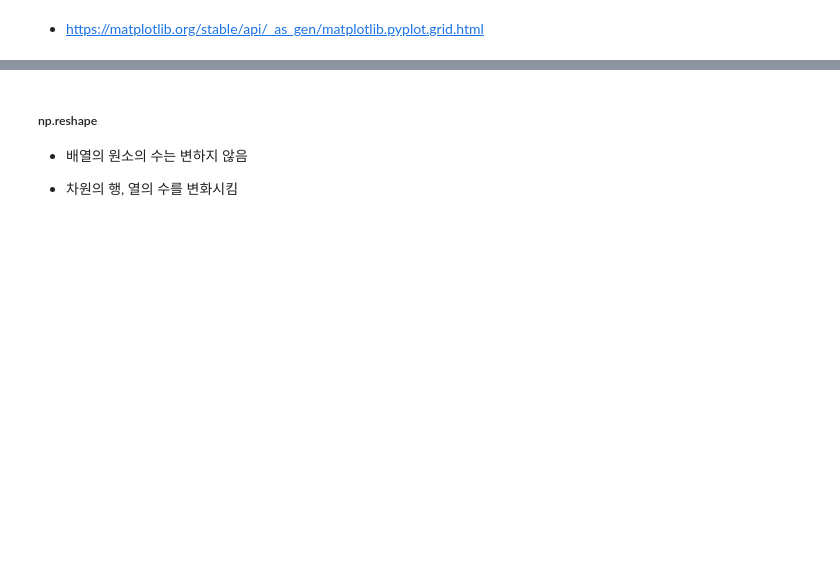
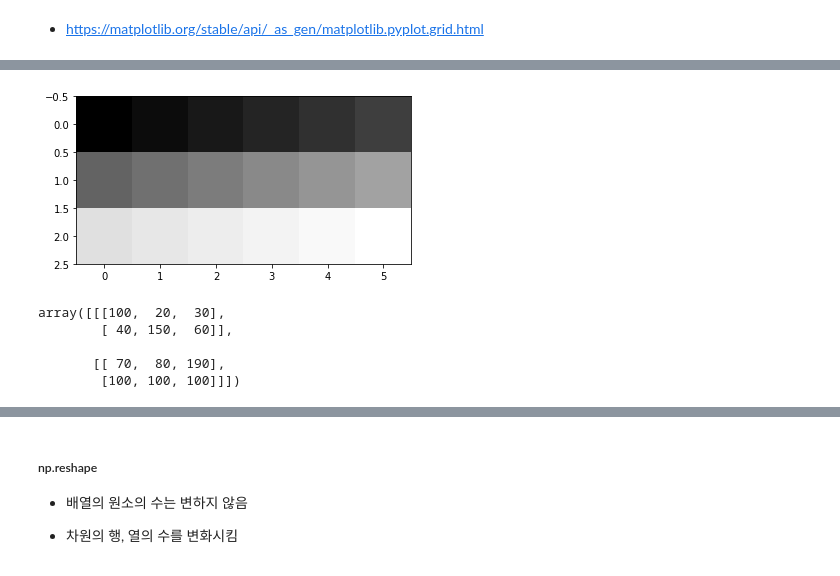
Before and after one commit to gymnopedy01/ictis-2023-ai, a Jupyter notebook: 다운로드/배포_Numpy_핵심.ipynb, the cells around one changed output, grey strips where cells are left out. Saved outputs shown, nothing was run; the diff lists cells and outputs as text; code cells hidden in the pictures; blank space fills up the shorter version.

```diff
--- a/다운로드/배포_Numpy_핵심.ipynb
+++ b/다운로드/배포_Numpy_핵심.ipynb
@@ -39,0 +146,19 @@ ar2 = [[ 30, 40,  50,  60,  70,   80],
+# %%
+plt.imshow( ar2 , cmap='gray')
+plt.show()
+# %% [output]
+[figure, added]
+# %%
+# 3-D array 생성하기
+ar3 = np.array([
+                 [[100,20,30], [40,150,60]],
+
+                 [[70,80,190], [100,100,100]]
+                ])
+ar3
+# %% [output]
+array([[[100,  20,  30],
+        [ 40, 150,  60]],
+
+       [[ 70,  80, 190],
+        [100, 100, 100]]])
```
Also changed, not shown: parts of 65 cells of this notebook.
